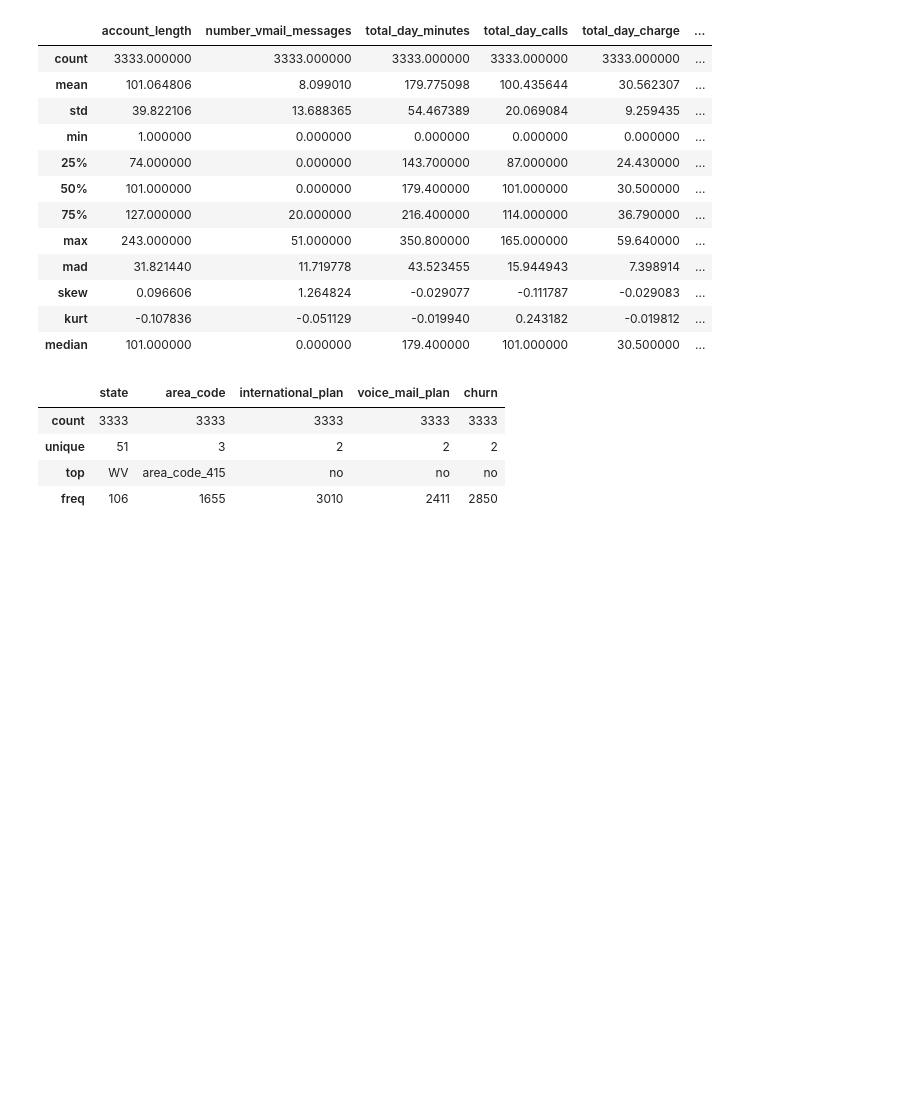
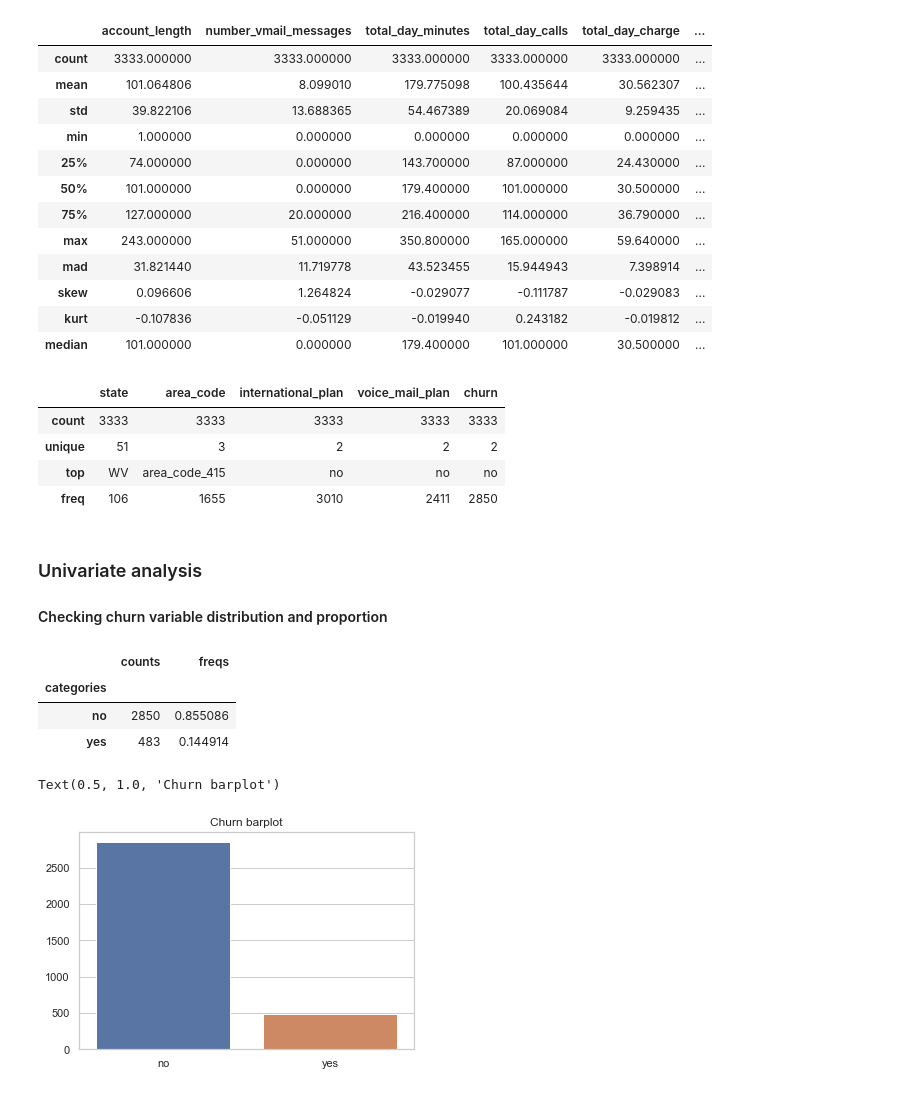
Before and after one commit to naiaraap/Predicting_Customer_Churn_in_Telecommunication_Operators, a Jupyter notebook: Predicting_Customer_Churn_in_Telecom_Operators.ipynb, the cells around one changed output. Drawn from its saved outputs; the diff is of its cells as text; code cells hidden in the pictures; blank space fills up the shorter version.

```diff
--- a/Predicting_Customer_Churn_in_Telecom_Operators.ipynb
+++ b/Predicting_Customer_Churn_in_Telecom_Operators.ipynb
@@ -41,3 +39,7 @@ data/projeto4_telecom_teste.csv MapPartitionsRDD[123] at textFile at NativeMetho
+# %%
+# Importing train dataset
+df_train = pd.read_csv("data/projeto4_telecom_treino.csv")
+df_test = pd.read_csv("data/projeto4_telecom_teste.csv")
 # %% [markdown]
 ## Exploratory Analysis and Feature Engineering
 # %%
@@ -105,3 +128,21 @@ df_train_num.toPandas().describe()
 | unique | 51 | 3 | 2 | 2 | 2 |
 | top | WV | area_code_415 | no | no | no |
 | freq | 106 | 1655 | 3010 | 2411 | 2850 |
+# %% [markdown]
+### Univariate analysis
+#### Checking churn variable distribution and proportion
+# %%
+# churn values and proportion
+df = pd.DataFrame(pd.Categorical(df_train.churn).describe())
+display(df)
+
+# churn variable barplot
+sns.set(style="whitegrid")
+sns.barplot(x=['no','yes'], y=df_train.churn.value_counts().values).set_title('Churn barplot')
+# %% [output]
+|  | counts | freqs |
+| categories |  |  |
+| no | 2850 | 0.855086 |
+| yes | 483 | 0.144914 |
+Text(0.5, 1.0, 'Churn barplot')
+[figure, added]
```
Also changed, not shown: parts of 18 cells of this notebook.
